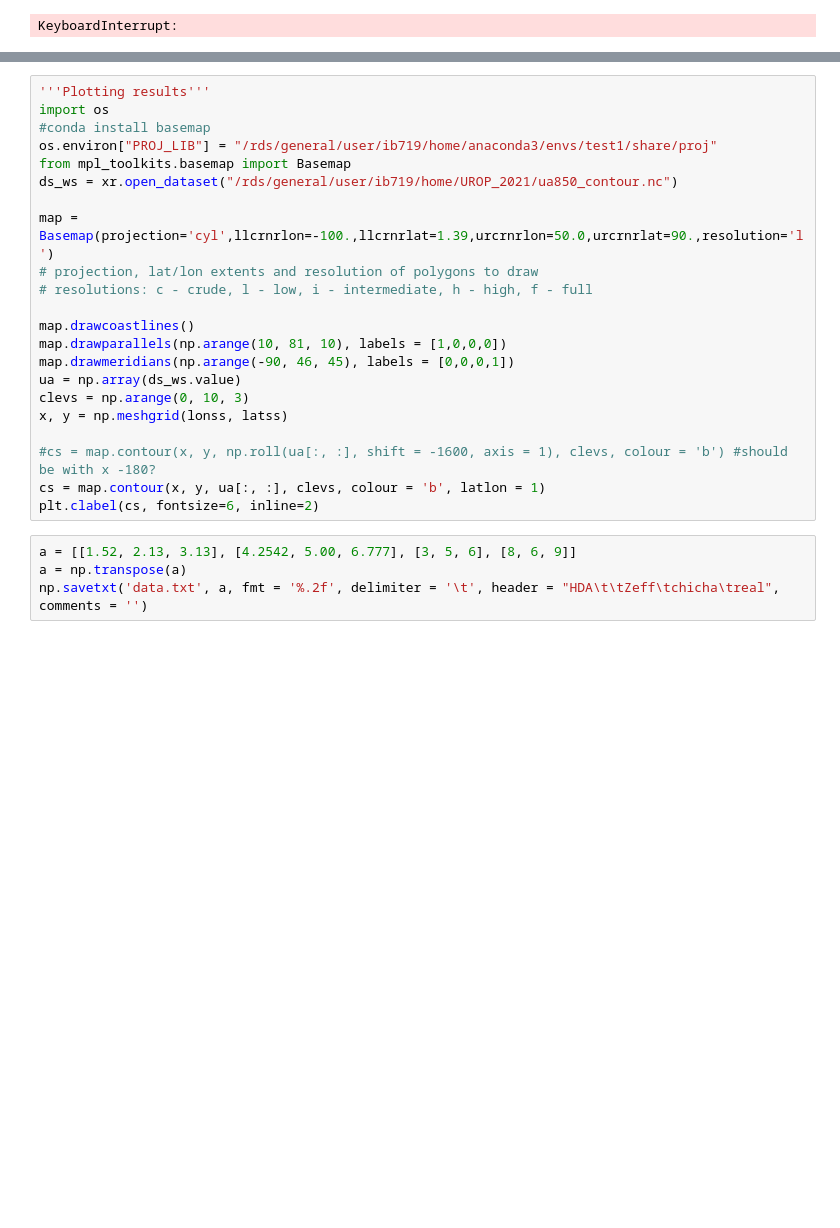
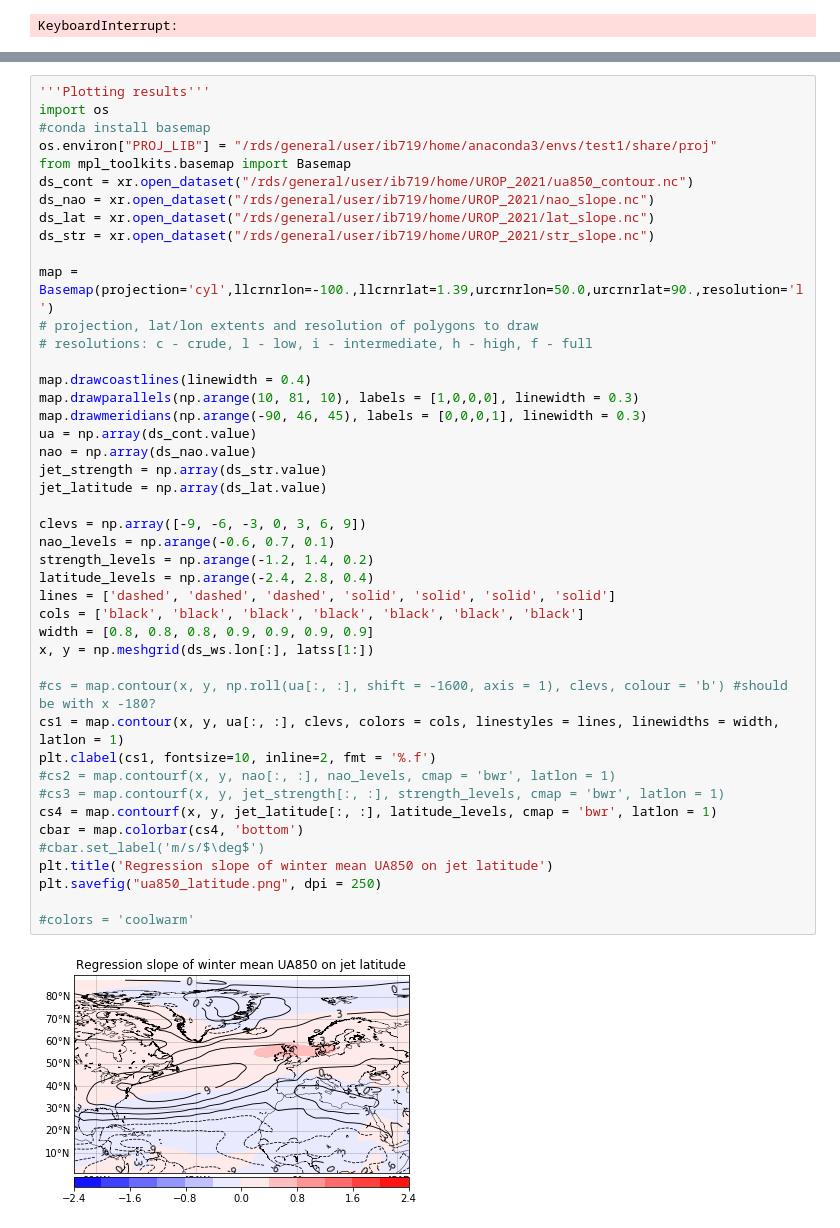
Before and after one commit to IaBrilliant/Atmopsheric-Physics-Research, a Jupyter notebook: main_project.ipynb, the cells around one changed output, grey strips where cells are left out. Drawn from its saved outputs; the diff is of its cells as text; blank space fills up the shorter version.

```diff
--- a/main_project.ipynb
+++ b/main_project.ipynb
@@ -468,26 +503,46 @@ b = [[[ 0.73767766,  0.90666081],[ 0.84188105,  0.67104253]],[[ 0.4629632,   0.6
 # %%
 '''Plotting results'''
 import os
 #conda install basemap
 os.environ["PROJ_LIB"] = "/rds/general/user/ib719/home/anaconda3/envs/test1/share/proj"
 from mpl_toolkits.basemap import Basemap
-ds_ws = xr.open_dataset("/rds/general/user/ib719/home/UROP_2021/ua850_contour.nc")
+ds_cont = xr.open_dataset("/rds/general/user/ib719/home/UROP_2021/ua850_contour.nc")
+ds_nao = xr.open_dataset("/rds/general/user/ib719/home/UROP_2021/nao_slope.nc")
+ds_lat = xr.open_dataset("/rds/general/user/ib719/home/UROP_2021/lat_slope.nc")
+ds_str = xr.open_dataset("/rds/general/user/ib719/home/UROP_2021/str_slope.nc")
 
 map = Basemap(projection='cyl',llcrnrlon=-100.,llcrnrlat=1.39,urcrnrlon=50.0,urcrnrlat=90.,resolution='l')
 # projection, lat/lon extents and resolution of polygons to draw
 # resolutions: c - crude, l - low, i - intermediate, h - high, f - full
 
-map.drawcoastlines()
-map.drawparallels(np.arange(10, 81, 10), labels = [1,0,0,0])
-map.drawmeridians(np.arange(-90, 46, 45), labels = [0,0,0,1])
-ua = np.array(ds_ws.value)
-clevs = np.arange(0, 10, 3)
-x, y = np.meshgrid(lonss, latss)
+map.drawcoastlines(linewidth = 0.4)
+map.drawparallels(np.arange(10, 81, 10), labels = [1,0,0,0], linewidth = 0.3)
+map.drawmeridians(np.arange(-90, 46, 45), labels = [0,0,0,1], linewidth = 0.3)
+ua = np.array(ds_cont.value)
+nao = np.array(ds_nao.value)
+jet_strength = np.array(ds_str.value)
+jet_latitude = np.array(ds_lat.value)
+
+clevs = np.array([-9, -6, -3, 0, 3, 6, 9])
+nao_levels = np.arange(-0.6, 0.7, 0.1)
+strength_levels = np.arange(-1.2, 1.4, 0.2)
+latitude_levels = np.arange(-2.4, 2.8, 0.4)
+lines = ['dashed', 'dashed', 'dashed', 'solid', 'solid', 'solid', 'solid']
+cols = ['black', 'black', 'black', 'black', 'black', 'black', 'black']
+width = [0.8, 0.8, 0.8, 0.9, 0.9, 0.9, 0.9]
+x, y = np.meshgrid(ds_ws.lon[:], latss[1:])
 
 #cs = map.contour(x, y, np.roll(ua[:, :], shift = -1600, axis = 1), clevs, colour = 'b') #should be with x -180?
-cs = map.contour(x, y, ua[:, :], clevs, colour = 'b', latlon = 1)
-plt.clabel(cs, fontsize=6, inline=2)
+cs1 = map.contour(x, y, ua[:, :], clevs, colors = cols, linestyles = lines, linewidths = width, latlon = 1)
+plt.clabel(cs1, fontsize=10, inline=2, fmt = '%.f')
+#cs2 = map.contourf(x, y, nao[:, :], nao_levels, cmap = 'bwr', latlon = 1)
+#cs3 = map.contourf(x, y, jet_strength[:, :], strength_levels, cmap = 'bwr', latlon = 1)
+cs4 = map.contourf(x, y, jet_latitude[:, :], latitude_levels, cmap = 'bwr', latlon = 1)
+cbar = map.colorbar(cs4, 'bottom')
+#cbar.set_label('m/s/$\deg$')
+plt.title('Regression slope of winter mean UA850 on jet latitude')
+plt.savefig("ua850_latitude.png", dpi = 250)
+
+#colors = 'coolwarm'
+# %% [output]
+[figure, added]
-# %%
-a = [[1.52, 2.13, 3.13], [4.2542, 5.00, 6.777], [3, 5, 6], [8, 6, 9]]
-a = np.transpose(a)
-np.savetxt('data.txt', a, fmt = '%.2f', delimiter = '\t', header = "HDA\t\tZeff\tchicha\treal", comments = '')
```
Also changed, not shown: parts of 8 cells of this notebook, 1 other file.
